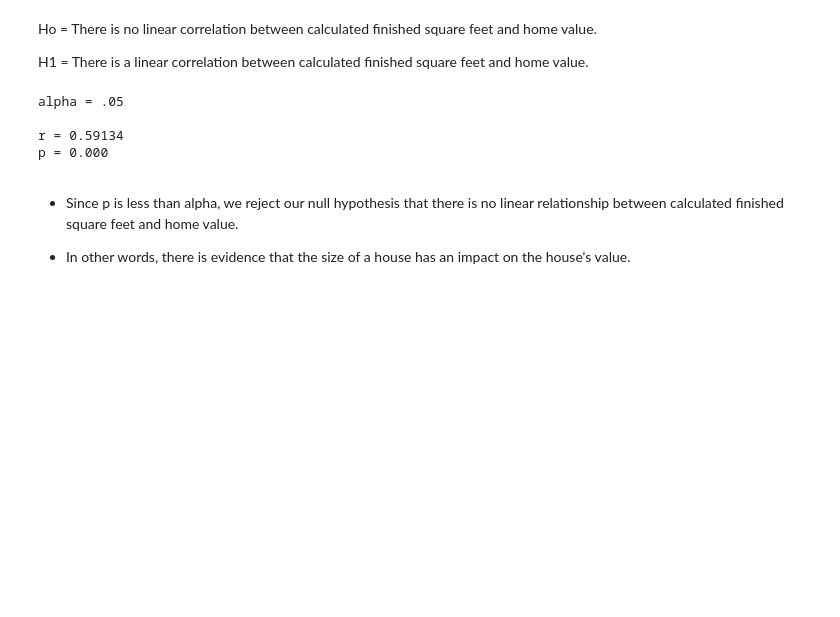
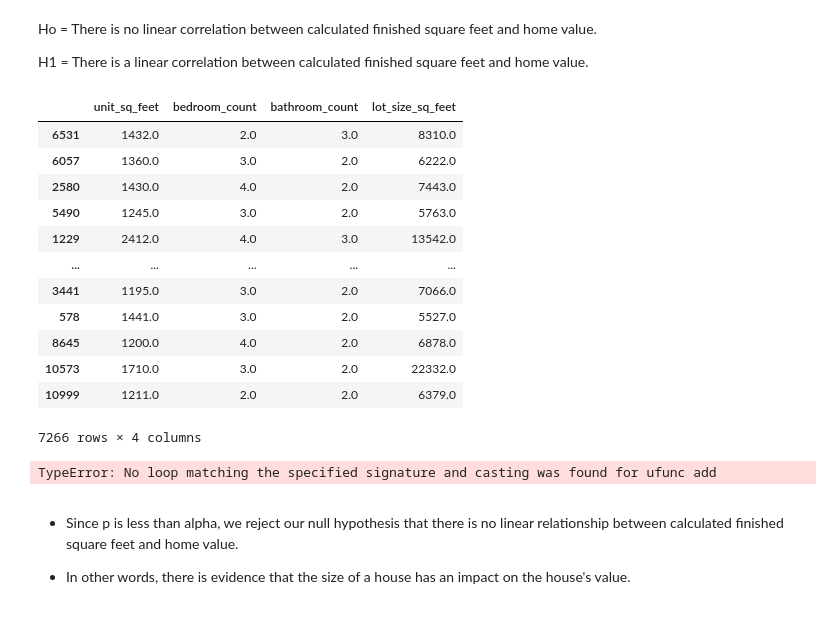
Before and after one commit to Zillow-sam-and-matt/Zillow, a Jupyter notebook: matt_sam_explore.ipynb, the cells around one changed output. Drawn from its saved outputs; the diff is of its cells as text; code cells hidden in the pictures; blank space fills up the shorter version.

```diff
--- a/matt_sam_explore.ipynb
+++ b/matt_sam_explore.ipynb
@@ -74,23 +73,36 @@ We will create hypothesis tests and visualizations to further explore each of th
 Ho = There is no linear correlation between calculated finished square feet and home value.
 
 H1 = There is a linear correlation between calculated finished square feet and home value.
+# %%
+X_train
+# %% [output]
+|  | unit_sq_feet | bedroom_count | bathroom_count | lot_size_sq_feet |
+| 6531 | 1432.0 | 2.0 | 3.0 | 8310.0 |
+| 6057 | 1360.0 | 3.0 | 2.0 | 6222.0 |
+| 2580 | 1430.0 | 4.0 | 2.0 | 7443.0 |
+| 5490 | 1245.0 | 3.0 | 2.0 | 5763.0 |
+| 1229 | 2412.0 | 4.0 | 3.0 | 13542.0 |
+| ... | ... | ... | ... | ... |
+| 3441 | 1195.0 | 3.0 | 2.0 | 7066.0 |
+| 578 | 1441.0 | 3.0 | 2.0 | 5527.0 |
+| 8645 | 1200.0 | 4.0 | 2.0 | 6878.0 |
+| 10573 | 1710.0 | 3.0 | 2.0 | 22332.0 |
+| 10999 | 1211.0 | 2.0 | 2.0 | 6379.0 |
+7266 rows × 4 columns
 # %%
 # declaring variables to test for correlation on
-x = X_train['calculatedfinishedsquarefeet']
+x = X_train['unit_sq_feet']
 y = y_train
 
 # performing pearson correlation test
 r, p = stats.pearsonr(x, y)
 
 # printing results
-print(f'alpha = .05\n')
-print(f'r = {r:.5f}')
-print(f'p = {p:.3f}')
+#print(f'alpha = .05\n')
+#print(f'r = {r:.5f}')
+#print(f'p = {p:.3f}')
 # %% [output]
-alpha = .05
-
-r = 0.59134
-p = 0.000
+TypeError: No loop matching the specified signature and casting was found for ufunc add
 # %% [markdown]
 - Since p is less than alpha, we reject our null hypothesis that there is no linear relationship between calculated finished square feet and home value.
 
```
Also changed, not shown: parts of 3 cells of this notebook, 1 other file.
